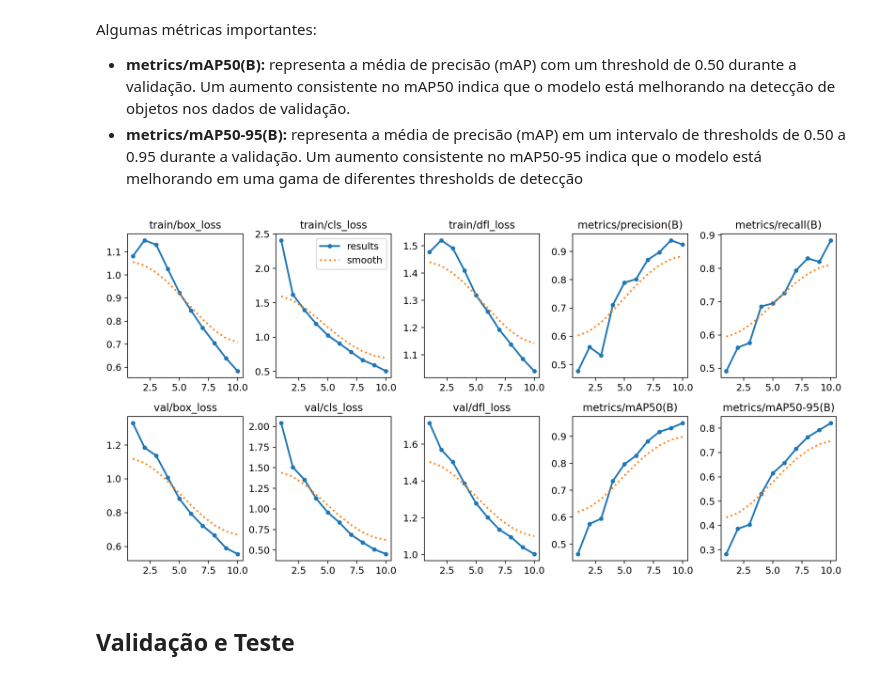
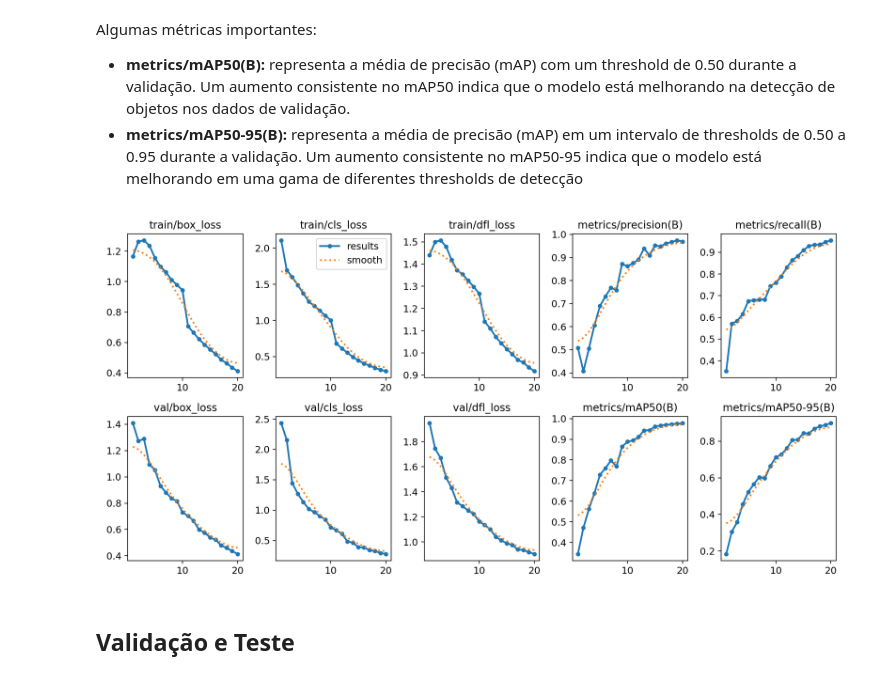
Before and after one commit to gustavocoiimbra/-programa-k-organizacao-trafego, a Jupyter notebook: deteccao_de_acidentes.ipynb, the cells around one changed output. Drawn from its saved outputs; the diff is of its cells as text; code cells hidden in the pictures.

```diff
--- a/deteccao_de_acidentes.ipynb
+++ b/deteccao_de_acidentes.ipynb
@@ -103,9 +158,9 @@ Algumas métricas importantes:
 - **metrics/mAP50-95(B):** representa a média de precisão (mAP) em um
 intervalo de thresholds de 0.50 a 0.95 durante a validação. Um aumento consistente no mAP50-95 indica que o modelo está melhorando em uma gama de diferentes thresholds de detecção
 # %%
-Image(f'{HOME}/runs/detect/yolov8n_detections4/results.png', width=800)
+Image(f'{HOME}/runs/detect/train/results.png', width=800)
 # %% [output]
-[figure, old version]
+[figure, new version]
 # %% [markdown]
 ## Validação e Teste
 # %%
```
Also changed, not shown: parts of 10 cells of this notebook.
